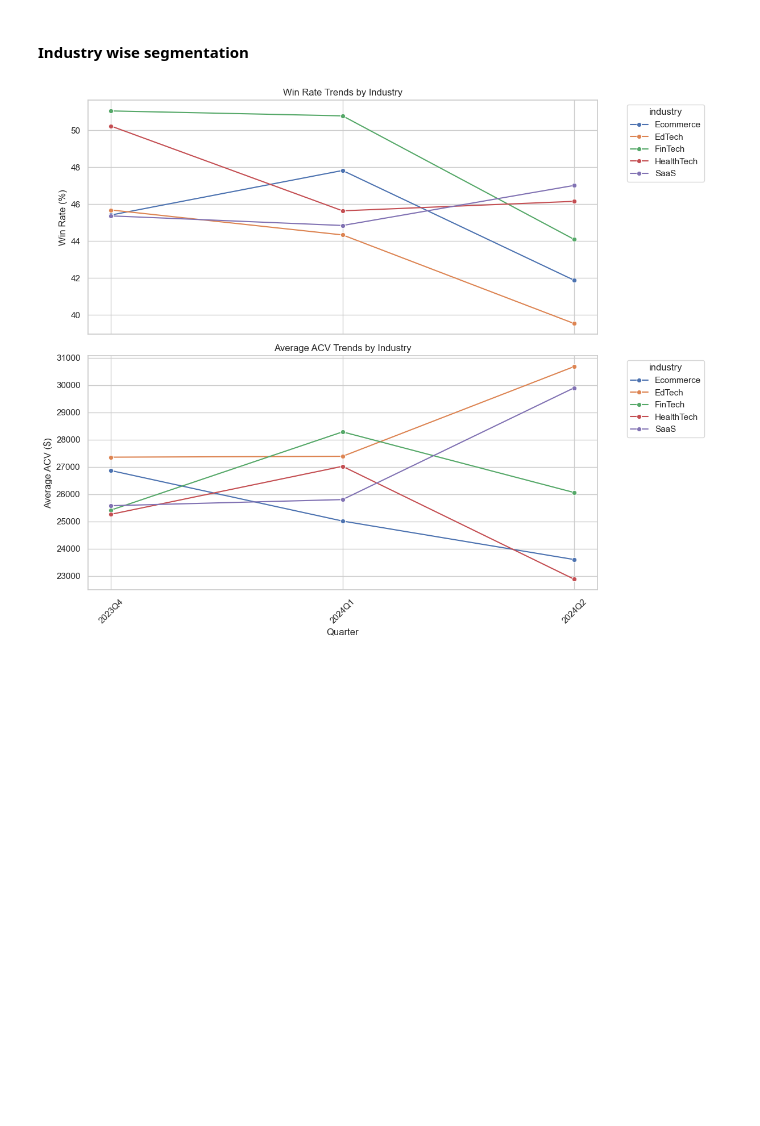
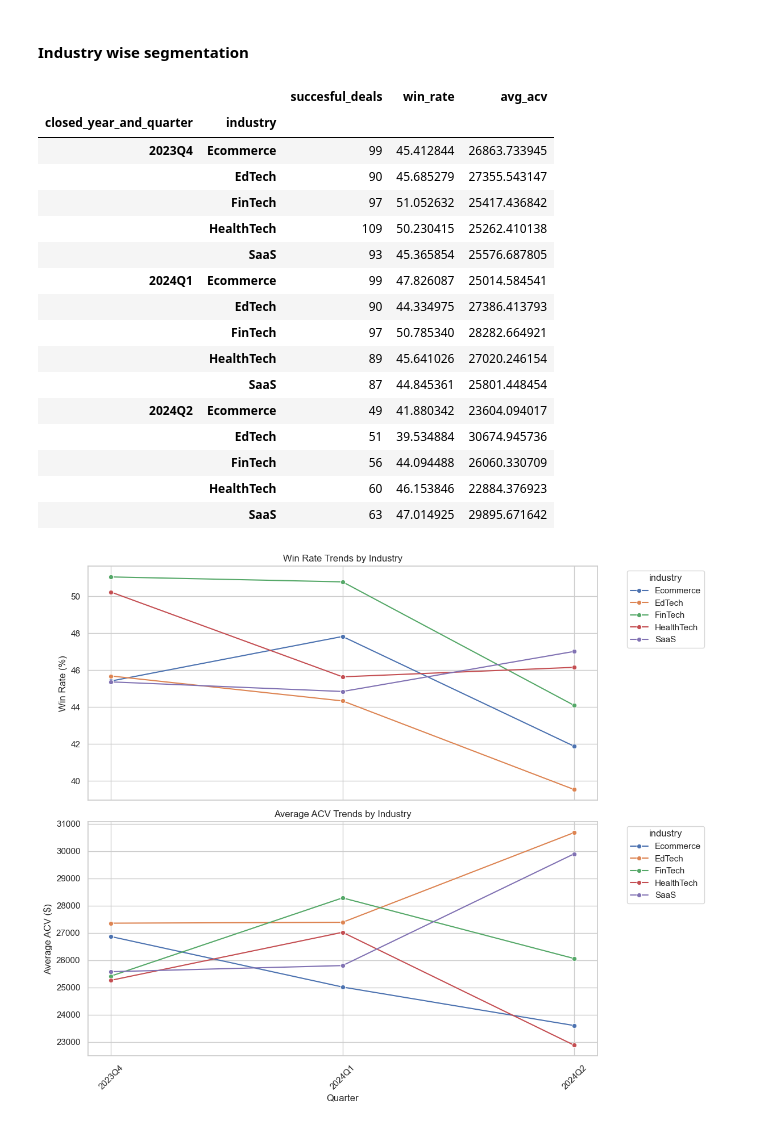
Before and after one commit to ShubhPundir/SkyGeni-Task, a Jupyter notebook: eda.ipynb, the cells around one changed output. Saved outputs shown, nothing was run; the diff lists cells and outputs as text; code cells hidden in the pictures; blank space fills up the shorter version.

```diff
--- a/eda.ipynb
+++ b/eda.ipynb
@@ -189,6 +367,26 @@ plot_win_rate_and_avg_acv(segment_tables["region"], "region")
 - Regions with higher win rates but lower ACV (like North America or Europe) are contributing smaller revenue per deal.
 # %% [markdown]
 #### Industry wise segmentation
+# %%
+segment_tables['industry']
+# %% [output]
+|  |  | succesful_deals | win_rate | avg_acv |
+| closed_year_and_quarter | industry |  |  |  |
+| 2023Q4 | Ecommerce | 99 | 45.412844 | 26863.733945 |
+|  | EdTech | 90 | 45.685279 | 27355.543147 |
+|  | FinTech | 97 | 51.052632 | 25417.436842 |
+|  | HealthTech | 109 | 50.230415 | 25262.410138 |
+|  | SaaS | 93 | 45.365854 | 25576.687805 |
+| 2024Q1 | Ecommerce | 99 | 47.826087 | 25014.584541 |
+|  | EdTech | 90 | 44.334975 | 27386.413793 |
+|  | FinTech | 97 | 50.785340 | 28282.664921 |
+|  | HealthTech | 89 | 45.641026 | 27020.246154 |
+|  | SaaS | 87 | 44.845361 | 25801.448454 |
+| 2024Q2 | Ecommerce | 49 | 41.880342 | 23604.094017 |
+|  | EdTech | 51 | 39.534884 | 30674.945736 |
+|  | FinTech | 56 | 44.094488 | 26060.330709 |
+|  | HealthTech | 60 | 46.153846 | 22884.376923 |
+|  | SaaS | 63 | 47.014925 | 29895.671642 |
 # %%
 plot_win_rate_and_avg_acv(segment_tables["industry"], "industry")
 # %% [output]
```
Also changed, not shown: parts of 12 cells of this notebook.
